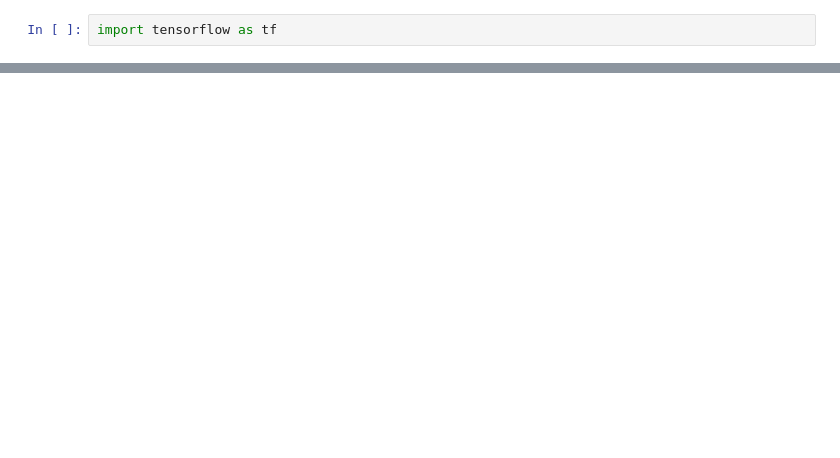
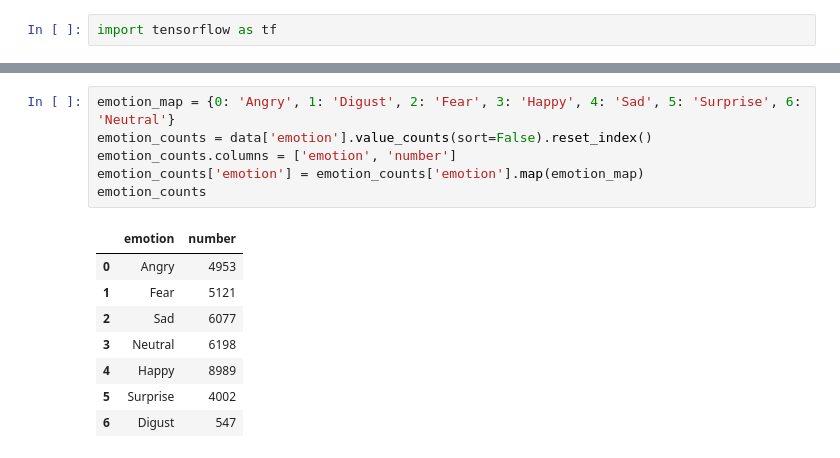
Before and after one commit to SLIIT-24-25J-047-Research/INTERVIEW-PROCESSING-SYSTEM, a Jupyter notebook: StressDetection.ipynb, the cells around one changed output, grey strips where cells are left out. Cells and saved outputs as stored; diff of their text form; blank space fills up the shorter version.

```diff
--- a/StressDetection.ipynb
+++ b/StressDetection.ipynb
@@ -26,0 +51,15 @@ ImportError: cannot import name 'ImageDataGenerator' from 'keras.preprocessing.i
+# %%
+emotion_map = {0: 'Angry', 1: 'Digust', 2: 'Fear', 3: 'Happy', 4: 'Sad', 5: 'Surprise', 6: 'Neutral'}
+emotion_counts = data['emotion'].value_counts(sort=False).reset_index()
+emotion_counts.columns = ['emotion', 'number']
+emotion_counts['emotion'] = emotion_counts['emotion'].map(emotion_map)
+emotion_counts
+# %% [output]
+|  | emotion | number |
+| 0 | Angry | 4953 |
+| 1 | Fear | 5121 |
+| 2 | Sad | 6077 |
+| 3 | Neutral | 6198 |
+| 4 | Happy | 8989 |
+| 5 | Surprise | 4002 |
+| 6 | Digust | 547 |
```
Also changed, not shown: parts of 29 cells of this notebook.
